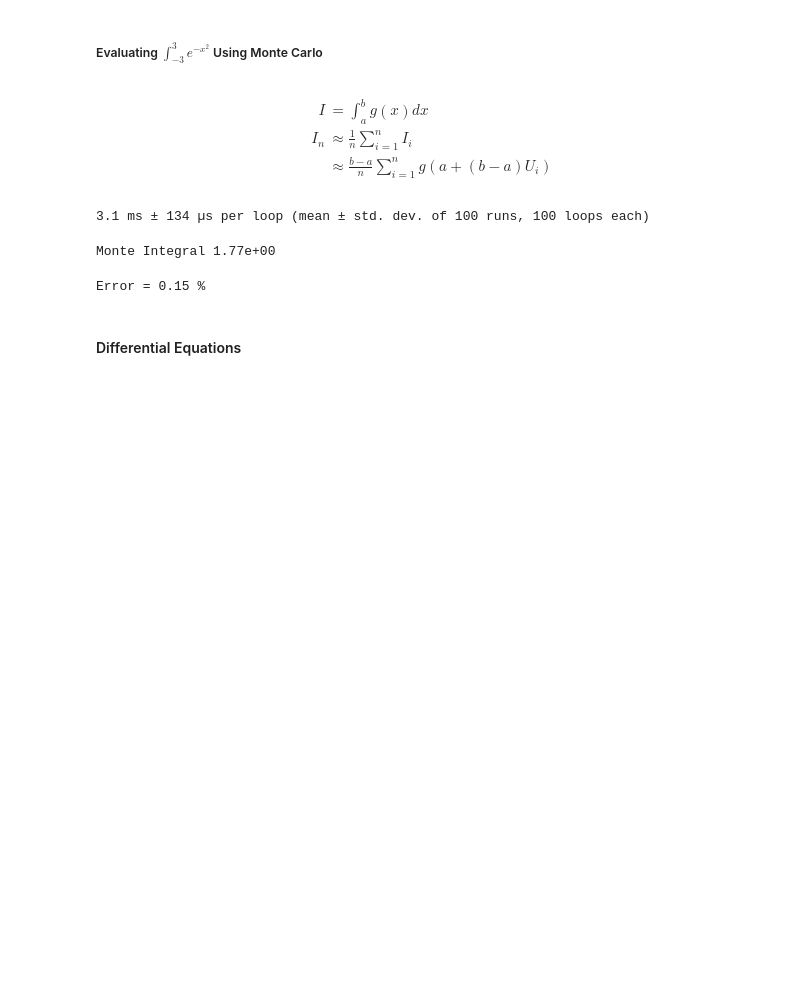
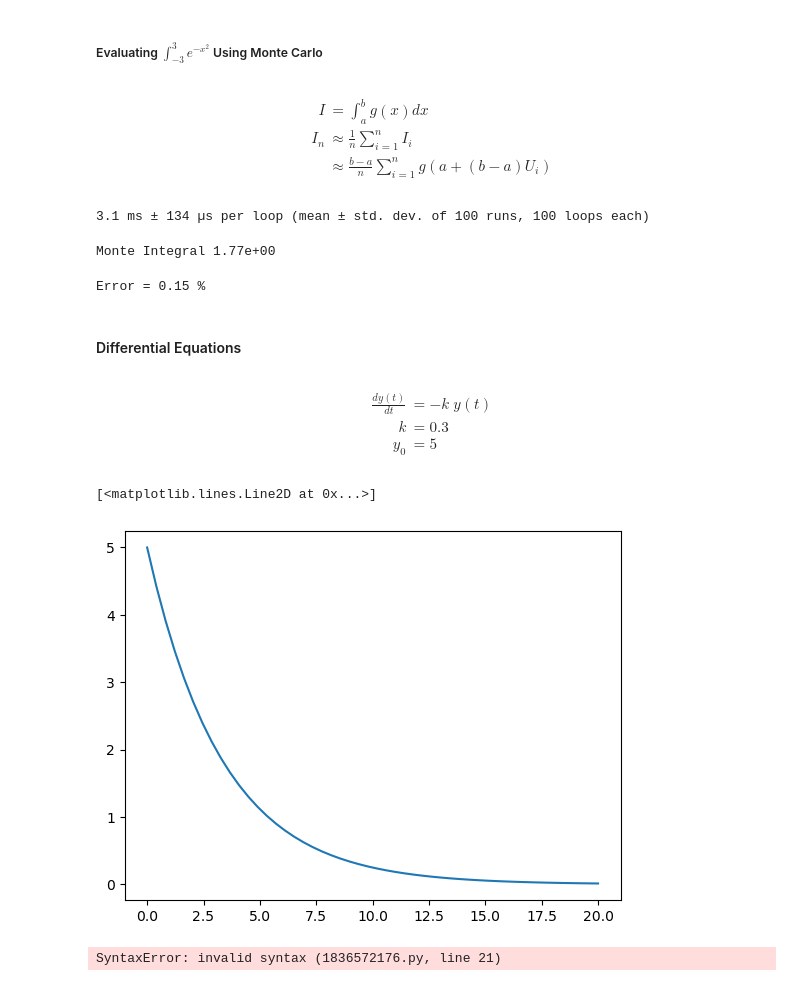
Before and after one commit to SamMachariaPhD/Math-Modelling-Simulation-Python, a Jupyter notebook: monte.ipynb, the cells around one changed output. Saved outputs shown, nothing was run; the diff lists cells and outputs as text; code cells hidden in the pictures; blank space fills up the shorter version.

```diff
--- a/monte.ipynb
+++ b/monte.ipynb
@@ -184,3 +184,9 @@ Error = 0.15 %
 #### Differential Equations
 # %%
 # http://apmonitor.com/pdc/index.php/Main/SolveDifferentialEquations
+# %% [markdown]
+\begin{align}
+\frac{dy(t)}{dt} &= -k \; y(t) \\
+k &= 0.3 \\
+y_0 &= 5
+\end{align}
@@ -186,0 +195,40 @@ Error = 0.15 %
+# %%
+def model(y,t):
+    k = 0.3
+    dydt = -k * y
+    return dydt
+# %%
+y0 = 5
+t = np.linspace(0,20)
+y = odeint(model, y0, t)
+# %%
+plt.plot(t,y)
+# %% [output]
+[<matplotlib.lines.Line2D at 0x...>]
+[figure, added]
+# %%
+# function that returns dy/dt
+def model(y,t,k):
+    dydt = -k * y
+    return dydt
+
+# initial condition
+y0 = 5
+
+# time points
+t = np.linspace(0,20)
+
+# solve ODEs
+# k = 0.1
+y1,y2,y3 = odeint(model,y0,t,args=( (0.1,0.2,0.5) )
+# k = 0.2
+# y2 = odeint(model,y0,t,args=(k,))
+# k = 0.5
+# y3 = odeint(model,y0,t,args=(k,))
+
+# plot results
+plt.plot(t,y1,'r-',linewidth=2,label='k=0.1')
+plt.plot(t,y2,'b--',linewidth=2,label='k=0.2')
+plt.plot(t,y3,'g:',linewidth=2,label='k=0.5')
+# %% [output]
+SyntaxError: invalid syntax (1836572176.py, line 21)
```
Also changed, not shown: parts of 4 cells of this notebook.
